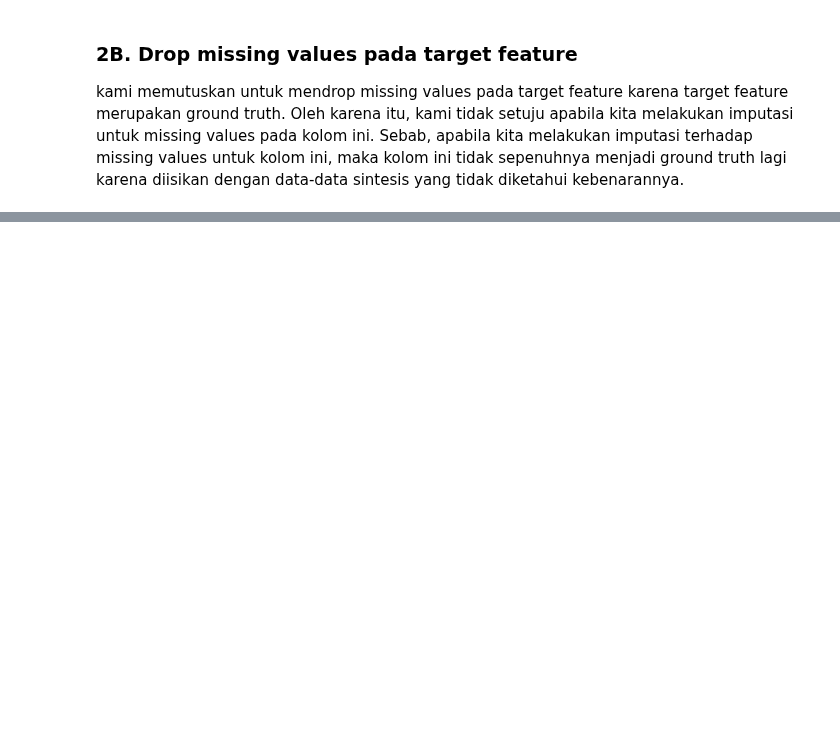
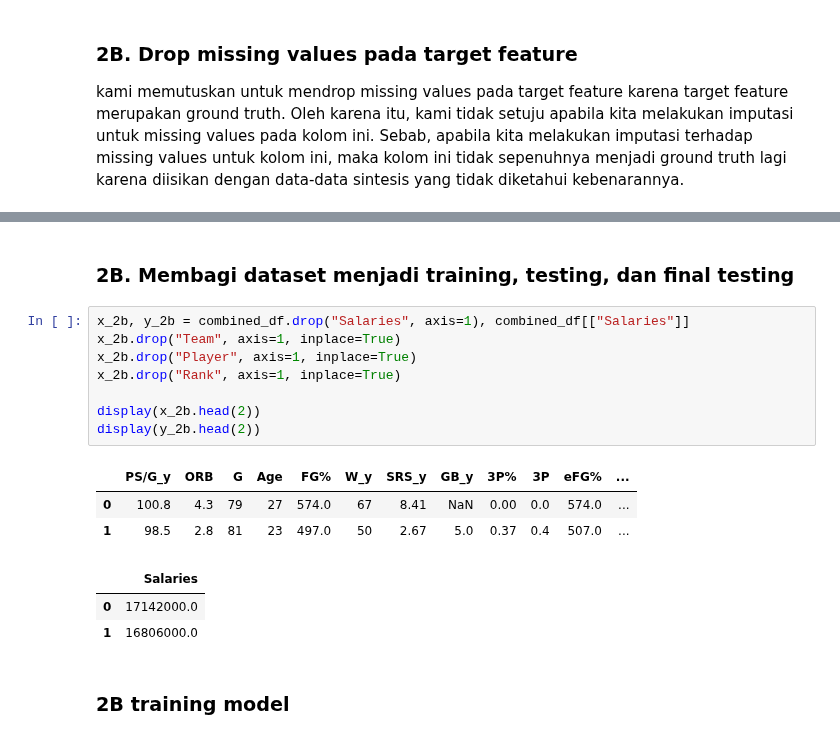
Before and after one commit to akmalgomal3/nba-kasddead, a Jupyter notebook: 2b.ipynb, the cells around one changed output, grey strips where cells are left out. Saved outputs shown, nothing was run; the diff lists cells and outputs as text; blank space fills up the shorter version.

```diff
--- a/2b.ipynb
+++ b/2b.ipynb
@@ -229 +238,20 @@ eFG%          25
 dtype: int64
+# %% [markdown]
+### 2B. Membagi dataset menjadi training, testing, dan final testing
+# %%
+x_2b, y_2b = combined_df.drop("Salaries", axis=1), combined_df[["Salaries"]]
+x_2b.drop("Team", axis=1, inplace=True)
+x_2b.drop("Player", axis=1, inplace=True)
+x_2b.drop("Rank", axis=1, inplace=True)
+
+display(x_2b.head(2))
+display(y_2b.head(2))
+# %% [output]
+|  | PS/G_y | ORB | G | Age | FG% | W_y | SRS_y | GB_y | 3P% | 3P | eFG% | ... |
+| 0 | 100.8 | 4.3 | 79 | 27 | 574.0 | 67 | 8.41 | NaN | 0.00 | 0.0 | 574.0 | ... |
+| 1 | 98.5 | 2.8 | 81 | 23 | 497.0 | 50 | 2.67 | 5.0 | 0.37 | 0.4 | 507.0 | ... |
+|  | Salaries |
+| 0 | 17142000.0 |
+| 1 | 16806000.0 |
+# %% [markdown]
+### 2B training model
```
Also changed, not shown: parts of 33 cells of this notebook, 1 other file.
